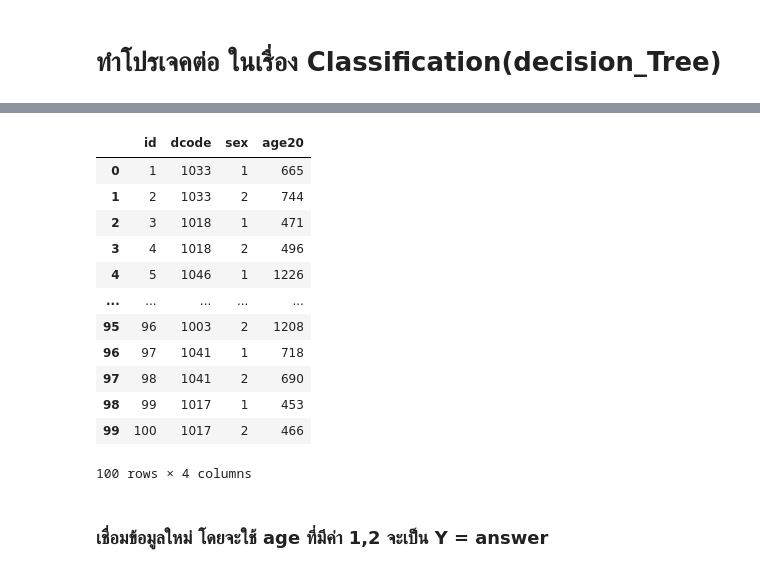
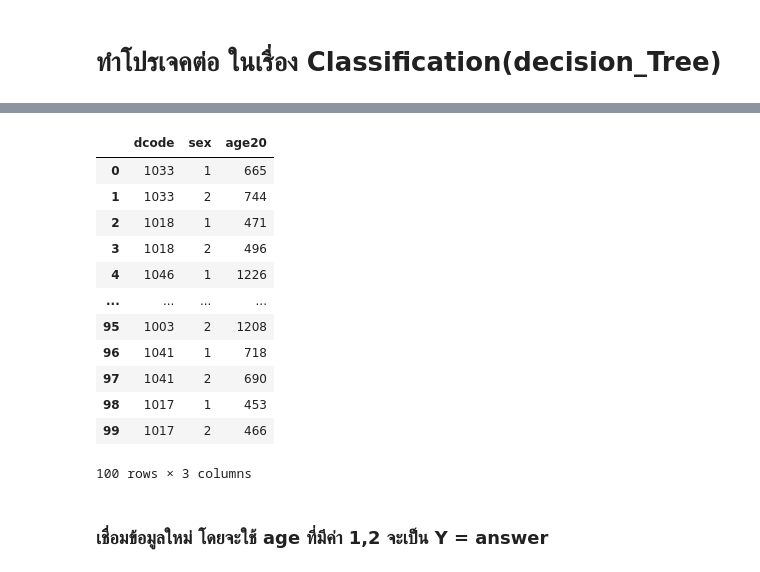
Before and after one commit to kittikhun62/DWDM21, a Jupyter notebook: project.ipynb, the cells around one changed output, grey strips where cells are left out. Saved outputs shown, nothing was run; the diff lists cells and outputs as text; code cells hidden in the pictures.

```diff
--- a/project.ipynb
+++ b/project.ipynb
@@ -398,20 +400,20 @@ New_Data1
 # %%
-New_Data2 = data2[['id','dcode','sex','age20',]]
+New_Data2 = data2[['dcode','sex','age20',]]
 New_Data2
 # %% [output]
-|  | id | dcode | sex | age20 |
-| 0 | 1 | 1033 | 1 | 665 |
-| 1 | 2 | 1033 | 2 | 744 |
-| 2 | 3 | 1018 | 1 | 471 |
-| 3 | 4 | 1018 | 2 | 496 |
-| 4 | 5 | 1046 | 1 | 1226 |
-| ... | ... | ... | ... | ... |
-| 95 | 96 | 1003 | 2 | 1208 |
-| 96 | 97 | 1041 | 1 | 718 |
-| 97 | 98 | 1041 | 2 | 690 |
-| 98 | 99 | 1017 | 1 | 453 |
-| 99 | 100 | 1017 | 2 | 466 |
+|  | dcode | sex | age20 |
+| 0 | 1033 | 1 | 665 |
+| 1 | 1033 | 2 | 744 |
+| 2 | 1018 | 1 | 471 |
+| 3 | 1018 | 2 | 496 |
+| 4 | 1046 | 1 | 1226 |
+| ... | ... | ... | ... |
+| 95 | 1003 | 2 | 1208 |
+| 96 | 1041 | 1 | 718 |
+| 97 | 1041 | 2 | 690 |
+| 98 | 1017 | 1 | 453 |
+| 99 | 1017 | 2 | 466 |
-100 rows × 4 columns
+100 rows × 3 columns
 # %% [markdown]
 ### เชื่อมข้อมูลใหม่ โดยจะใช้ age ที่มีค่า 1,2  จะเป็น Y = answer
 # %%
```
Also changed, not shown: parts of 16 cells of this notebook.
